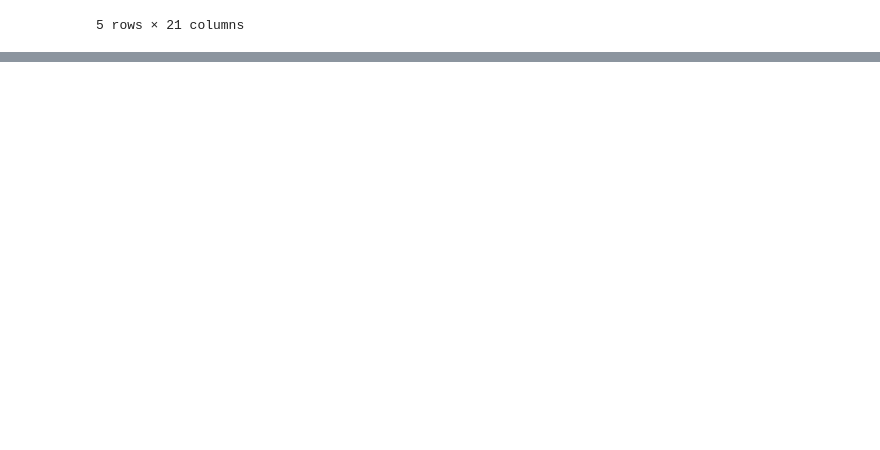
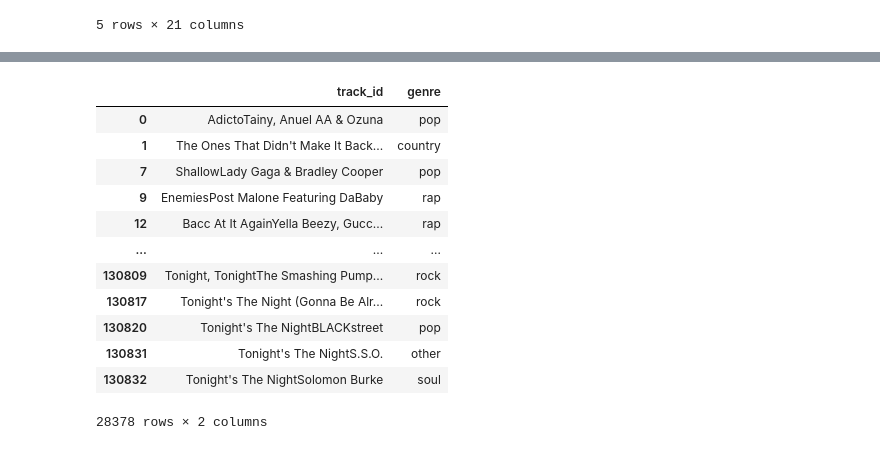
Before and after one commit to tkuar/project3, a Jupyter notebook: data_cleanup.ipynb, the cells around one changed output, grey strips where cells are left out. Drawn from its saved outputs; the diff is of its cells as text; code cells hidden in the pictures; blank space fills up the shorter version.

```diff
--- a/data_cleanup.ipynb
+++ b/data_cleanup.ipynb
@@ -188,0 +266,18 @@ cleaned_audio_features_data.to_csv('data/audio_features_hot_100_1958_2019.csv',
+# %%
+genre = pd.read_csv('data/songGenre.csv')[['songid','supergenre']].rename(columns = {'songid':'track_id','supergenre':'genre'})
+genre = genre.drop_duplicates()
+genre
+# %% [output]
+|  | track_id | genre |
+| 0 | AdictoTainy, Anuel AA & Ozuna | pop |
+| 1 | The Ones That Didn't Make It Back... | country |
+| 7 | ShallowLady Gaga & Bradley Cooper | pop |
+| 9 | EnemiesPost Malone Featuring DaBaby | rap |
+| 12 | Bacc At It AgainYella Beezy, Gucc... | rap |
+| ... | ... | ... |
+| 130809 | Tonight, TonightThe Smashing Pump... | rock |
+| 130817 | Tonight's The Night (Gonna Be Alr... | rock |
+| 130820 | Tonight's The NightBLACKstreet | pop |
+| 130831 | Tonight's The NightS.S.O. | other |
+| 130832 | Tonight's The NightSolomon Burke | soul |
+28378 rows × 2 columns
```
Also changed, not shown: parts of 11 cells of this notebook, 4 other files.
